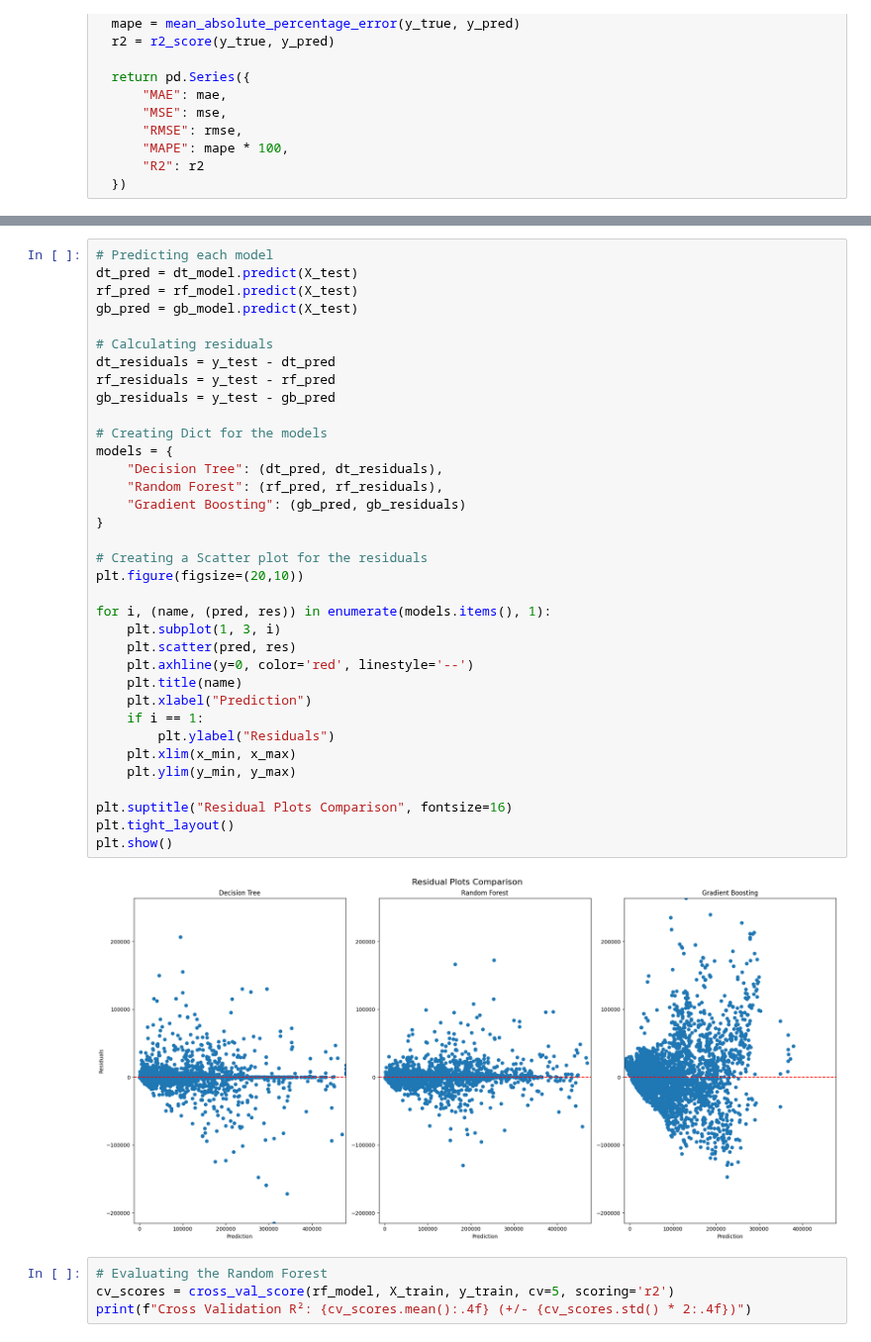
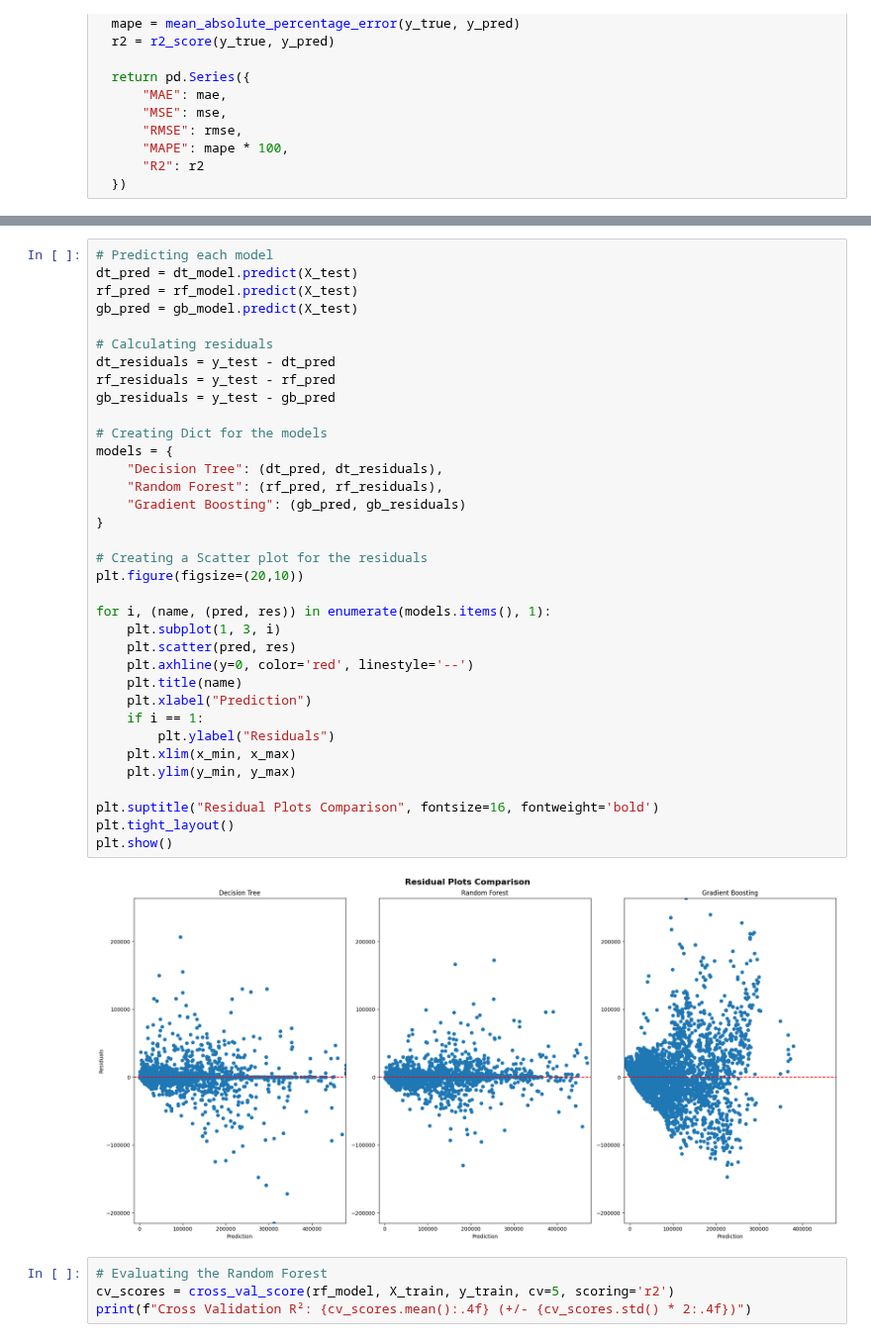
Before and after one commit to andrefpvalenga/crop-yeld-project, a Jupyter notebook: CropYeldPrediction.ipynb, the cells around one changed output, grey strips where cells are left out. Shown at 99% size. Saved outputs shown, nothing was run; the diff lists cells and outputs as text.

```diff
--- a/CropYeldPrediction.ipynb
+++ b/CropYeldPrediction.ipynb
@@ -568,35 +568,35 @@ gb_pred = gb_model.predict(X_test)
 
 # Calculating residuals
 dt_residuals = y_test - dt_pred
 rf_residuals = y_test - rf_pred
 gb_residuals = y_test - gb_pred
 
 # Creating Dict for the models
 models = {
     "Decision Tree": (dt_pred, dt_residuals),
     "Random Forest": (rf_pred, rf_residuals),
     "Gradient Boosting": (gb_pred, gb_residuals)
 }
 
 # Creating a Scatter plot for the residuals
 plt.figure(figsize=(20,10))
 
 for i, (name, (pred, res)) in enumerate(models.items(), 1):
     plt.subplot(1, 3, i)
     plt.scatter(pred, res)
     plt.axhline(y=0, color='red', linestyle='--')
     plt.title(name)
     plt.xlabel("Prediction")
     if i == 1:
         plt.ylabel("Residuals")
     plt.xlim(x_min, x_max)
     plt.ylim(y_min, y_max)
 
-plt.suptitle("Residual Plots Comparison", fontsize=16)
+plt.suptitle("Residual Plots Comparison", fontsize=16, fontweight='bold')
 plt.tight_layout()
 plt.show()
 # %% [output]
-[figure, old version]
+[figure, new version]
 # %%
 # Evaluating the Random Forest
 cv_scores = cross_val_score(rf_model, X_train, y_train, cv=5, scoring='r2')
```
